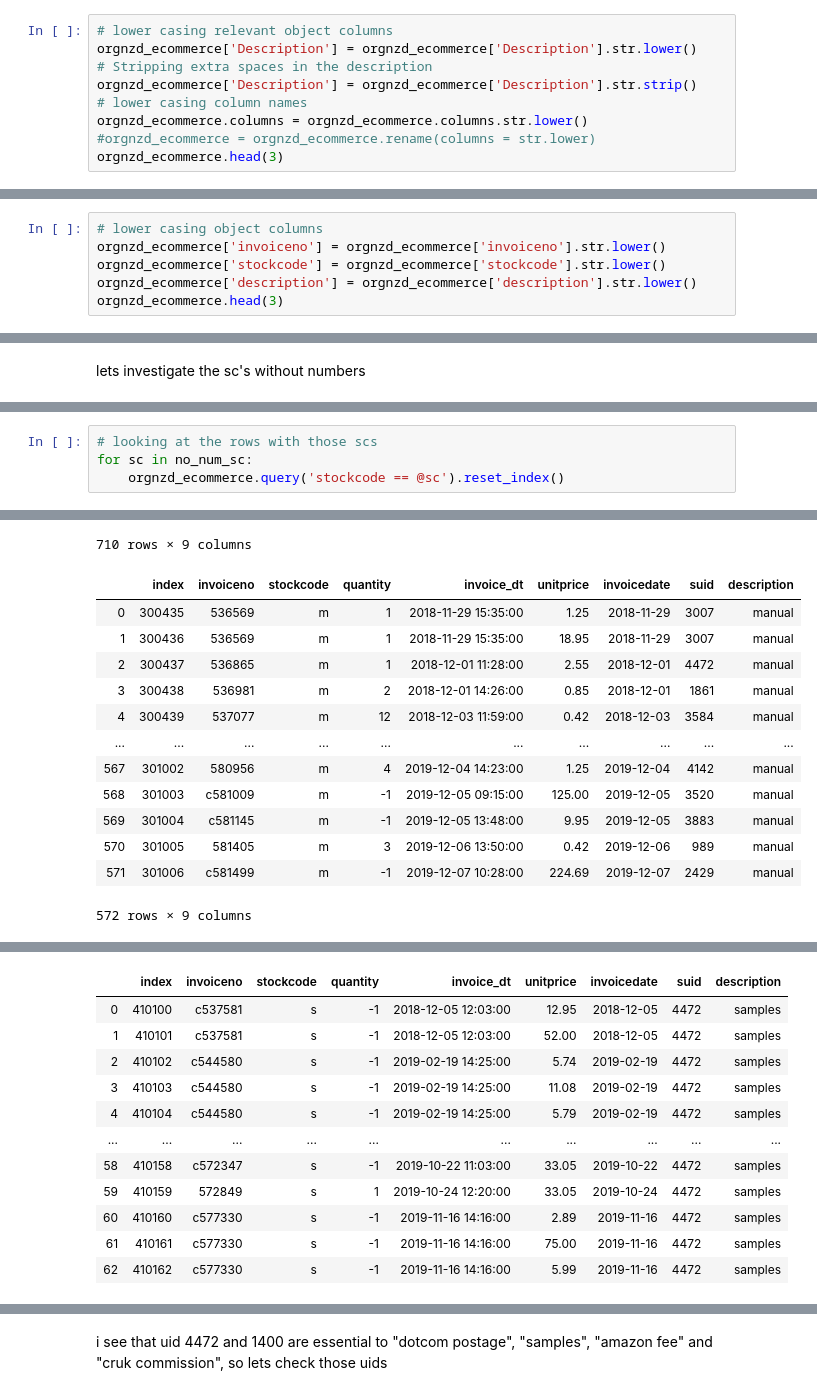
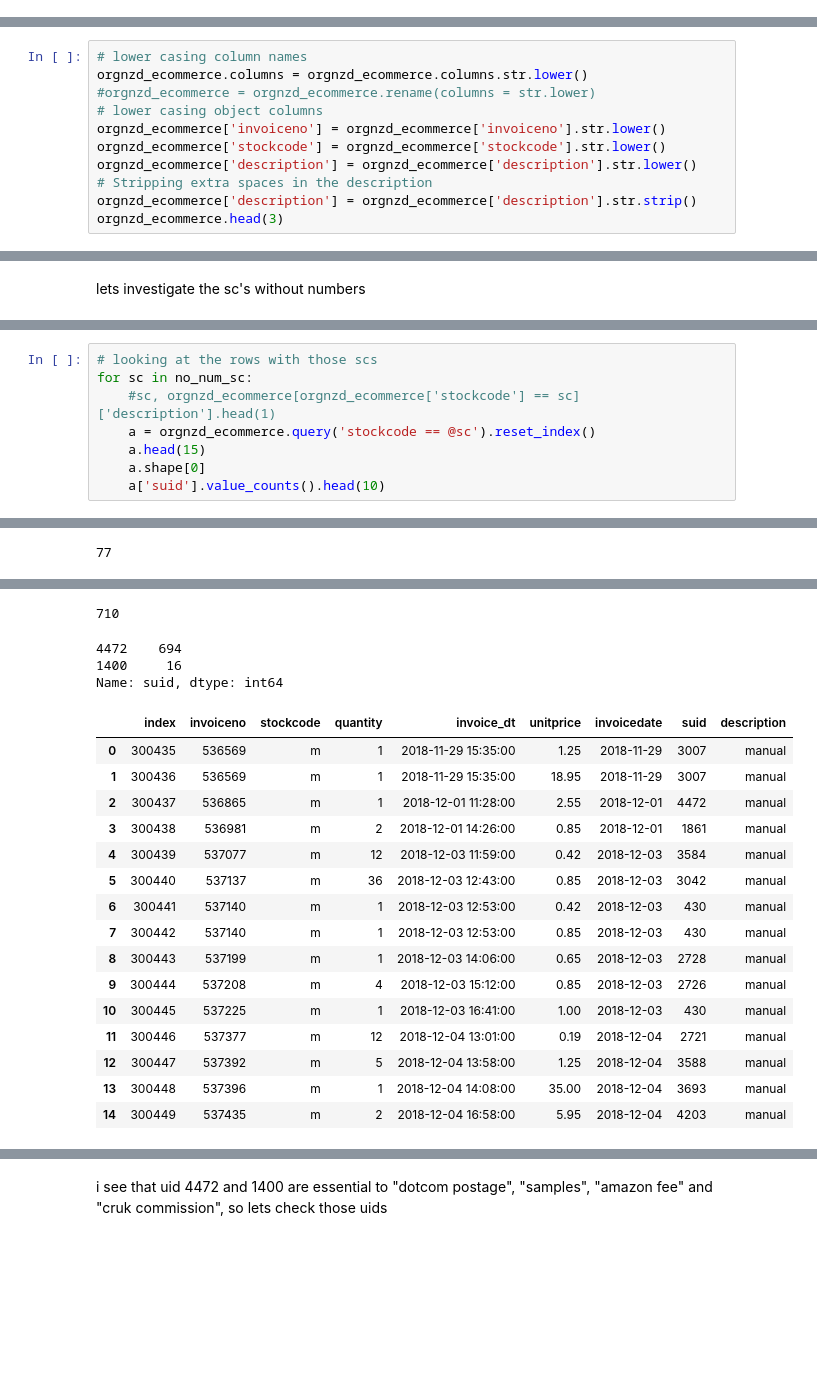
Before and after one commit to AviVolah/DA-Projects, a Jupyter notebook: Projects/15th Project/15th Project - Final Clean.ipynb, the cells around one changed output, grey strips where cells are left out. Drawn from its saved outputs; the diff is of its cells as text; blank space fills up the shorter version.

```diff
--- a/Projects/15th Project/15th Project - Final Clean.ipynb
+++ b/Projects/15th Project/15th Project - Final Clean.ipynb
@@ -179,12 +172,3 @@ orgnzd_ecommerce.head(3)
 | 0 | 536365 | 85123A | WHITE HANGING HEART T-LIGHT HOLDER | 6 | 2018-11-29 08:26:00 | 2.55 | 17850 |
 | 1 | 536365 | 71053 | WHITE METAL LANTERN | 6 | 2018-11-29 08:26:00 | 3.39 | 17850 |
 | 2 | 536365 | 84406B | CREAM CUPID HEARTS COAT HANGER | 8 | 2018-11-29 08:26:00 | 2.75 | 17850 |
-# %%
-# lower casing relevant object columns
-orgnzd_ecommerce['Description'] = orgnzd_ecommerce['Description'].str.lower()
-# Stripping extra spaces in the description
-orgnzd_ecommerce['Description'] = orgnzd_ecommerce['Description'].str.strip()
-# lower casing column names
-orgnzd_ecommerce.columns = orgnzd_ecommerce.columns.str.lower()
-#orgnzd_ecommerce = orgnzd_ecommerce.rename(columns = str.lower)
-orgnzd_ecommerce.head(3)
@@ -196,8 +175,13 @@ orgnzd_ecommerce.head(3)
 # %%
+# lower casing column names
+orgnzd_ecommerce.columns = orgnzd_ecommerce.columns.str.lower()
+#orgnzd_ecommerce = orgnzd_ecommerce.rename(columns = str.lower)
 # lower casing object columns
 orgnzd_ecommerce['invoiceno'] = orgnzd_ecommerce['invoiceno'].str.lower()
 orgnzd_ecommerce['stockcode'] = orgnzd_ecommerce['stockcode'].str.lower()
 orgnzd_ecommerce['description'] = orgnzd_ecommerce['description'].str.lower()
+# Stripping extra spaces in the description
+orgnzd_ecommerce['description'] = orgnzd_ecommerce['description'].str.strip()
 orgnzd_ecommerce.head(3)
 # %% [output]
 |  | invoiceno | stockcode | description | quantity | invoicedate | unitprice | customerid |
@@ -409,7 +395,11 @@ no_num_sc
 # %%
 # looking at the rows with those scs
 for sc in no_num_sc:
-    orgnzd_ecommerce.query('stockcode == @sc').reset_index()
+    #sc, orgnzd_ecommerce[orgnzd_ecommerce['stockcode'] == sc]['description'].head(1)
+    a = orgnzd_ecommerce.query('stockcode == @sc').reset_index()
+    a.head(15)
+    a.shape[0]
+    a['suid'].value_counts().head(10)
 # %% [output]
 |  | index | invoiceno | stockcode | quantity | invoice_dt | unitprice | invoicedate | suid | description |
 | 0 | 22863 | 536370 | post | 3 | 2018-11-29 08:45:00 | 18.0 | 2018-11-29 | 291 | postage |
@@ -439,0 +448 @@ for sc in no_num_sc:
+77
@@ -452,14 +476,20 @@ for sc in no_num_sc:
-710 rows × 9 columns
+710
+4472    694
+1400     16
+Name: suid, dtype: int64
 |  | index | invoiceno | stockcode | quantity | invoice_dt | unitprice | invoicedate | suid | description |
 | 0 | 300435 | 536569 | m | 1 | 2018-11-29 15:35:00 | 1.25 | 2018-11-29 | 3007 | manual |
 | 1 | 300436 | 536569 | m | 1 | 2018-11-29 15:35:00 | 18.95 | 2018-11-29 | 3007 | manual |
 | 2 | 300437 | 536865 | m | 1 | 2018-12-01 11:28:00 | 2.55 | 2018-12-01 | 4472 | manual |
 | 3 | 300438 | 536981 | m | 2 | 2018-12-01 14:26:00 | 0.85 | 2018-12-01 | 1861 | manual |
 | 4 | 300439 | 537077 | m | 12 | 2018-12-03 11:59:00 | 0.42 | 2018-12-03 | 3584 | manual |
-| ... | ... | ... | ... | ... | ... | ... | ... | ... | ... |
-| 567 | 301002 | 580956 | m | 4 | 2019-12-04 14:23:00 | 1.25 | 2019-12-04 | 4142 | manual |
-| 568 | 301003 | c581009 | m | -1 | 2019-12-05 09:15:00 | 125.00 | 2019-12-05 | 3520 | manual |
-| 569 | 301004 | c581145 | m | -1 | 2019-12-05 13:48:00 | 9.95 | 2019-12-05 | 3883 | manual |
-| 570 | 301005 | 581405 | m | 3 | 2019-12-06 13:50:00 | 0.42 | 2019-12-06 | 989 | manual |
-| 571 | 301006 | c581499 | m | -1 | 2019-12-07 10:28:00 | 224.69 | 2019-12-07 | 2429 | manual |
+| 5 | 300440 | 537137 | m | 36 | 2018-12-03 12:43:00 | 0.85 | 2018-12-03 | 3042 | manual |
+| 6 | 300441 | 537140 | m | 1 | 2018-12-03 12:53:00 | 0.42 | 2018-12-03 | 430 | manual |
+| 7 | 300442 | 537140 | m | 1 | 2018-12-03 12:53:00 | 0.85 | 2018-12-03 | 430 | manual |
+| 8 | 300443 | 537199 | m | 1 | 2018-12-03 14:06:00 | 0.65 | 2018-12-03 | 2728 | manual |
+| 9 | 300444 | 537208 | m | 4 | 2018-12-03 15:12:00 | 0.85 | 2018-12-03 | 2726 | manual |
+| 10 | 300445 | 537225 | m | 1 | 2018-12-03 16:41:00 | 1.00 | 2018-12-03 | 430 | manual |
+| 11 | 300446 | 537377 | m | 12 | 2018-12-04 13:01:00 | 0.19 | 2018-12-04 | 2721 | manual |
+| 12 | 300447 | 537392 | m | 5 | 2018-12-04 13:58:00 | 1.25 | 2018-12-04 | 3588 | manual |
+| 13 | 300448 | 537396 | m | 1 | 2018-12-04 14:08:00 | 35.00 | 2018-12-04 | 3693 | manual |
+| 14 | 300449 | 537435 | m | 2 | 2018-12-04 16:58:00 | 5.95 | 2018-12-04 | 4203 | manual |
-572 rows × 9 columns
@@ -483,12 +495,0 @@ for sc in no_num_sc:
-|  | index | invoiceno | stockcode | quantity | invoice_dt | unitprice | invoicedate | suid | description |
-| 0 | 410100 | c537581 | s | -1 | 2018-12-05 12:03:00 | 12.95 | 2018-12-05 | 4472 | samples |
-| 1 | 410101 | c537581 | s | -1 | 2018-12-05 12:03:00 | 52.00 | 2018-12-05 | 4472 | samples |
-| 2 | 410102 | c544580 | s | -1 | 2019-02-19 14:25:00 | 5.74 | 2019-02-19 | 4472 | samples |
-| 3 | 410103 | c544580 | s | -1 | 2019-02-19 14:25:00 | 11.08 | 2019-02-19 | 4472 | samples |
-| 4 | 410104 | c544580 | s | -1 | 2019-02-19 14:25:00 | 5.79 | 2019-02-19 | 4472 | samples |
-| ... | ... | ... | ... | ... | ... | ... | ... | ... | ... |
-| 58 | 410158 | c572347 | s | -1 | 2019-10-22 11:03:00 | 33.05 | 2019-10-22 | 4472 | samples |
-| 59 | 410159 | 572849 | s | 1 | 2019-10-24 12:20:00 | 33.05 | 2019-10-24 | 4472 | samples |
-| 60 | 410160 | c577330 | s | -1 | 2019-11-16 14:16:00 | 2.89 | 2019-11-16 | 4472 | samples |
-| 61 | 410161 | c577330 | s | -1 | 2019-11-16 14:16:00 | 75.00 | 2019-11-16 | 4472 | samples |
-| 62 | 410162 | c577330 | s | -1 | 2019-11-16 14:16:00 | 5.99 | 2019-11-16 | 4472 | samples |
```
Also changed, not shown: parts of 67 cells of this notebook.
